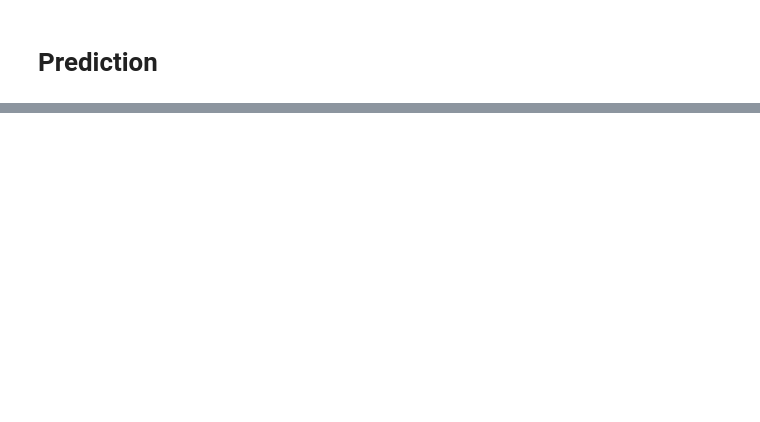
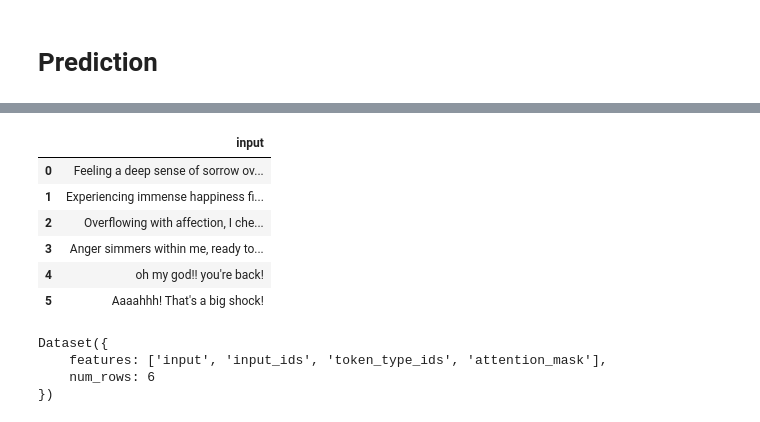
Before and after one commit to AgastyaPatel/FastAI-course, a Jupyter notebook: self-implementation/06-nlp-emotion-classifier.ipynb, the cells around one changed output, grey strips where cells are left out. Saved outputs shown, nothing was run; the diff lists cells and outputs as text; code cells hidden in the pictures; blank space fills up the shorter version.

```diff
--- a/self-implementation/06-nlp-emotion-classifier.ipynb
+++ b/self-implementation/06-nlp-emotion-classifier.ipynb
@@ -331,0 +349,27 @@ preds
+# %%
+data = {
+    'input': [ 'Feeling a deep sense of sorrow overwhelms me.',
+                'Experiencing immense happiness fills my heart with warmth.',
+                'Overflowing with affection, I cherish every moment.',
+                'Anger simmers within me, ready to boil over at any provocation.',
+                'oh my god!! you\'re back!',
+                 'Aaaahhh! That\'s a big shock!' ]
+}
+eval_df = pd.DataFrame(data)
+eval_df
+# %% [output]
+|  | input |
+| 0 | Feeling a deep sense of sorrow ov... |
+| 1 | Experiencing immense happiness fi... |
+| 2 | Overflowing with affection, I che... |
+| 3 | Anger simmers within me, ready to... |
+| 4 | oh my god!! you're back! |
+| 5 | Aaaahhh! That's a big shock! |
+# %%
+eval_ds = Dataset.from_pandas(eval_df).map(tok_function, batched=True)
+eval_ds
+# %% [output]
+Dataset({
+    features: ['input', 'input_ids', 'token_type_ids', 'attention_mask'],
+    num_rows: 6
+})
```
Also changed, not shown: parts of 17 cells of this notebook.
